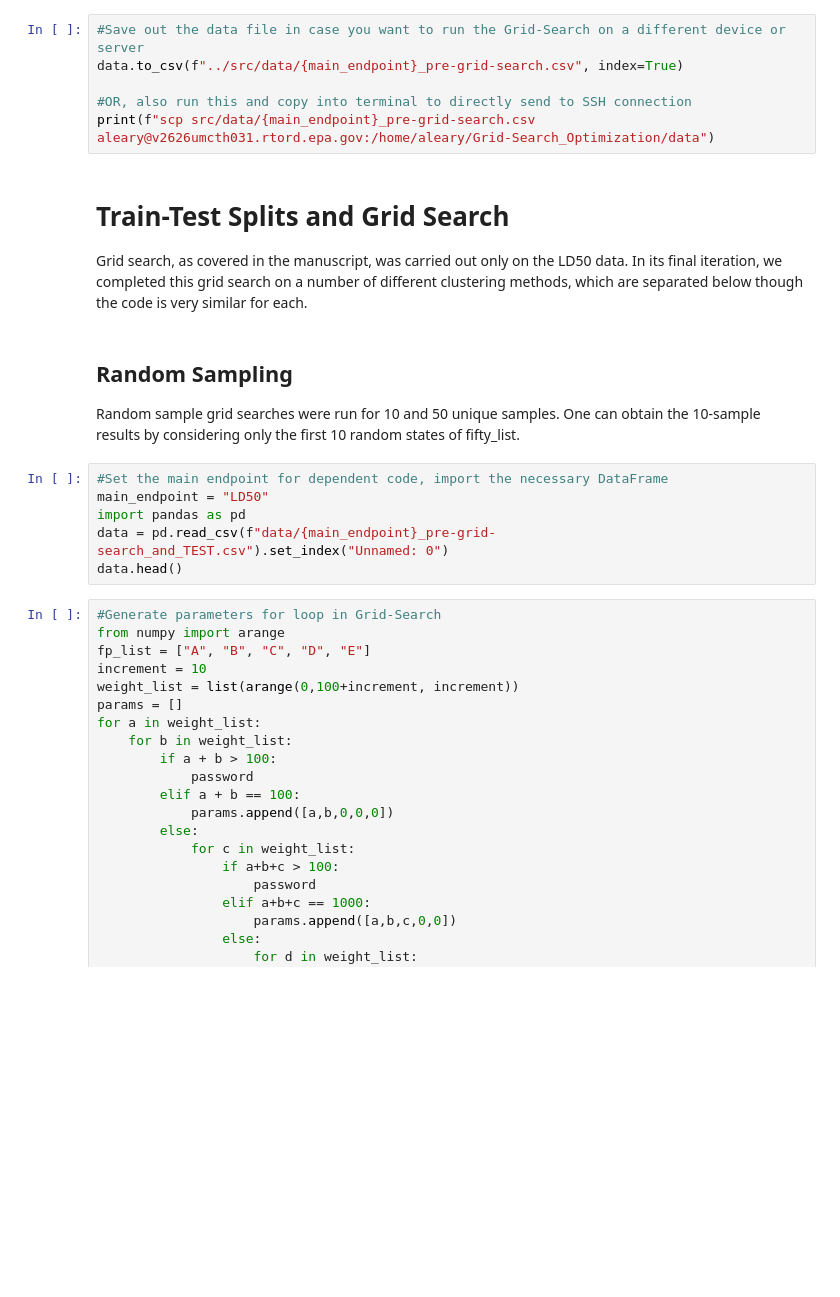
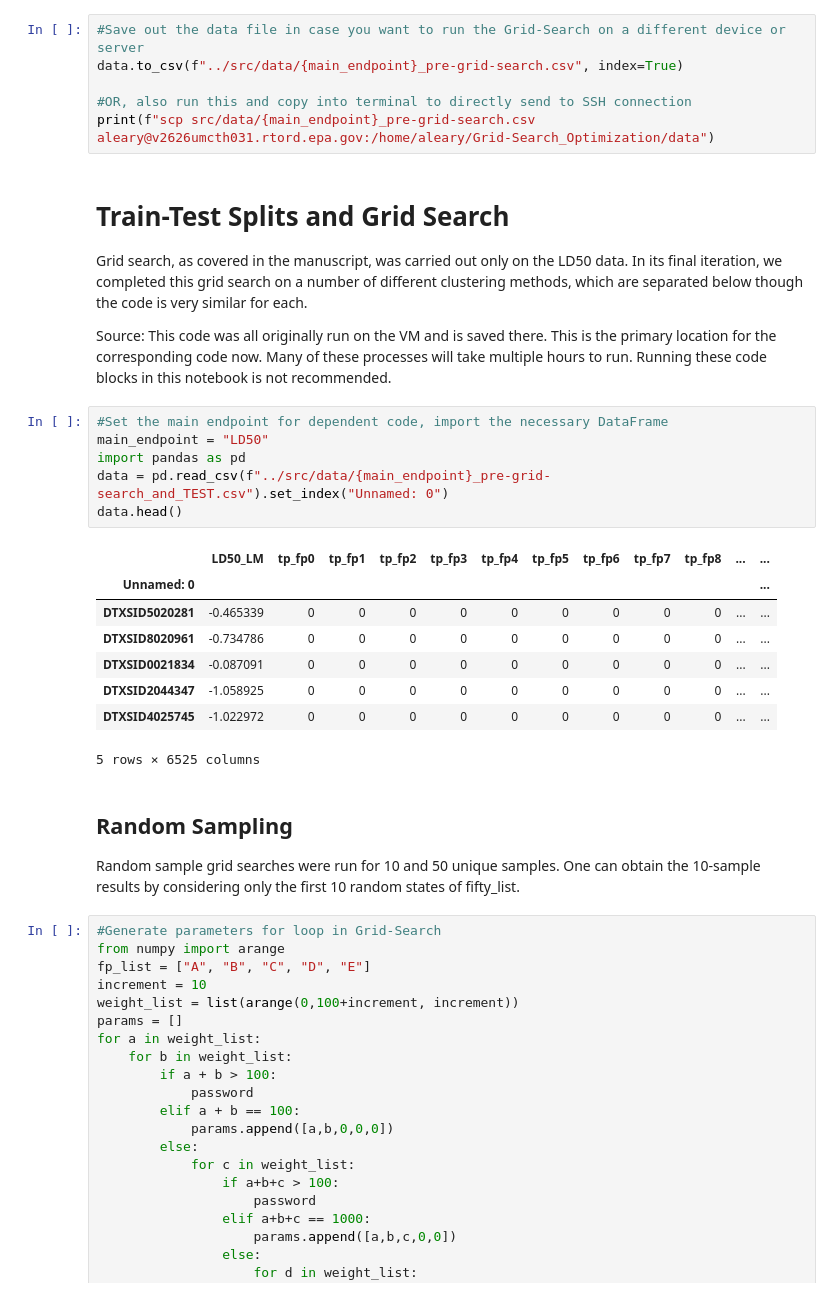
Before and after one commit to patlewig/genra-hybrid, a Jupyter notebook: notebooks/manuscript_companion.ipynb, the cells around one changed output. Saved outputs shown, nothing was run; the diff lists cells and outputs as text; blank space fills up the shorter version.

Commit message:
manuscript_companion through grid search

```diff
--- a/notebooks/manuscript_companion.ipynb
+++ b/notebooks/manuscript_companion.ipynb
@@ -423,16 +423,27 @@ print(f"scp src/data/{main_endpoint}_pre-grid-search.csv aleary@v2626umcth031.rt
 # Train-Test Splits and Grid Search
 
 Grid search, as covered in the manuscript, was carried out only on the LD50 data. In its final iteration, we completed this grid search on a number of different clustering methods, which are separated below though the code is very similar for each.
+
+Source: This code was all originally run on the VM and is saved there. This is the primary location for the corresponding code now. Many of these processes will take multiple hours to run. Running these code blocks in this notebook is not recommended.
+# %%
+#Set the main endpoint for dependent code, import the necessary DataFrame
+main_endpoint = "LD50"
+import pandas as pd
+data = pd.read_csv(f"../src/data/{main_endpoint}_pre-grid-search_and_TEST.csv").set_index("Unnamed: 0")
+data.head()
+# %% [output]
+|  | LD50_LM | tp_fp0 | tp_fp1 | tp_fp2 | tp_fp3 | tp_fp4 | tp_fp5 | tp_fp6 | tp_fp7 | tp_fp8 | ... | ... |
+| Unnamed: 0 |  |  |  |  |  |  |  |  |  |  |  | ... |
+| DTXSID5020281 | -0.465339 | 0 | 0 | 0 | 0 | 0 | 0 | 0 | 0 | 0 | ... | ... |
+| DTXSID8020961 | -0.734786 | 0 | 0 | 0 | 0 | 0 | 0 | 0 | 0 | 0 | ... | ... |
+| DTXSID0021834 | -0.087091 | 0 | 0 | 0 | 0 | 0 | 0 | 0 | 0 | 0 | ... | ... |
+| DTXSID2044347 | -1.058925 | 0 | 0 | 0 | 0 | 0 | 0 | 0 | 0 | 0 | ... | ... |
+| DTXSID4025745 | -1.022972 | 0 | 0 | 0 | 0 | 0 | 0 | 0 | 0 | 0 | ... | ... |
+5 rows × 6525 columns
 # %% [markdown]
 ## Random Sampling
 
 Random sample grid searches were run for 10 and 50 unique samples. One can obtain the 10-sample results by considering only the first 10 random states of fifty_list.
-# %%
-#Set the main endpoint for dependent code, import the necessary DataFrame
-main_endpoint = "LD50"
-import pandas as pd
-data = pd.read_csv(f"data/{main_endpoint}_pre-grid-search_and_TEST.csv").set_index("Unnamed: 0")
-data.head()
 # %%
 #Generate parameters for loop in Grid-Search
 from numpy import arange
```
Also changed, not shown: parts of 11 cells of this notebook.
